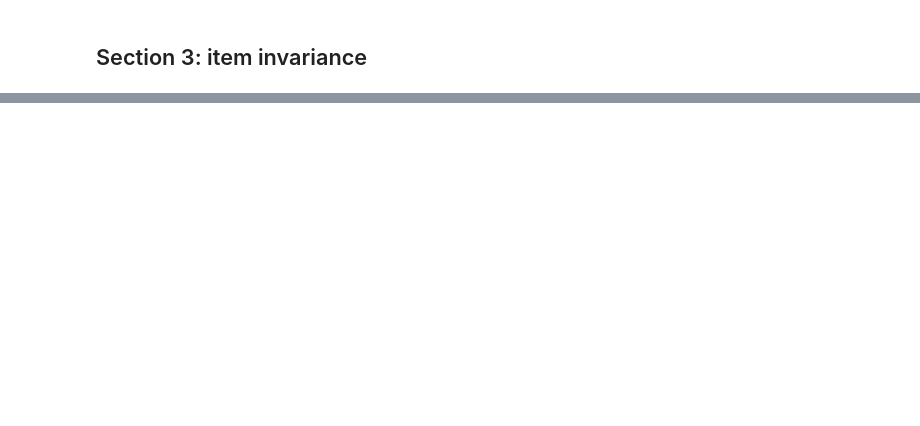
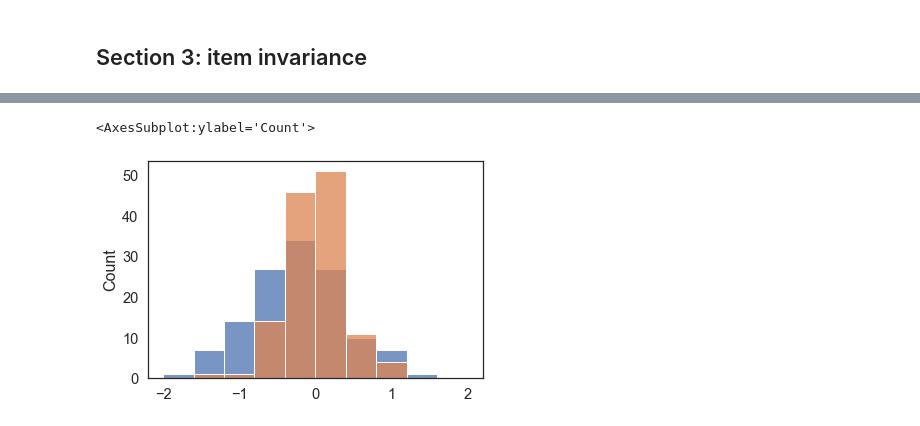
Before and after one commit to ndawlab/mars-irt, a Jupyter notebook: 03_Calibration/04_dif.ipynb, the cells around one changed output, grey strips where cells are left out. Saved outputs shown, nothing was run; the diff lists cells and outputs as text; code cells hidden in the pictures; blank space fills up the shorter version.

```diff
--- a/03_Calibration/04_dif.ipynb
+++ b/03_Calibration/04_dif.ipynb
@@ -380,31 +31,0 @@ maybe exclusions of selective data? 10.1177/0146621614529646
-# %%
-from statsmodels.api import Logit
-np.random.seed(47404)
-
-def inv_logit(x):
-    return 1 / (1 + np.exp(-x))
-
-theta = np.random.normal(0,1,1500)
-beta  = np.linspace(-2,2,15)
-gammas = [
-    np.ones_like(beta) * 0.25,
-    np.linspace(0,0.25,15)
-]
-
-fig, ax = plt.subplots(1,1,figsize=(6,4))
-
-for gamma, color in zip(gammas, sns.color_palette(n_colors=2).as_hex()):
-
-    for _ in range(10):
-
-        alpha = []
-        for b, g in zip(beta, gamma):
-
-            mu = g + (1-g) * inv_logit(theta - b)
-            y = np.random.binomial(1,mu)
-            X = np.column_stack([np.ones_like(theta), theta])
-
-            fit = Logit(y, X).fit(disp=False)
-            alpha.append(fit.params[-1])
-
-        sns.scatterplot(x=beta + np.random.normal(0,1e-1,15), y=alpha, color=color, ax=ax)
@@ -410,0 +134,6 @@ for gamma, color in zip(gammas, sns.color_palette(n_colors=2).as_hex()):
+# %%
+sns.histplot(np.concatenate([dif.b3, dif.b4]), bins=np.linspace(-2,2,11), color='#4c72b0')
+sns.histplot(np.concatenate([params[:,3], params[:,4]]), bins=np.linspace(-2,2,11), color='#dd8452')
+# %% [output]
+<AxesSubplot:ylabel='Count'>
+[figure, added]
```
Also changed, not shown: parts of 23 cells of this notebook, 3 other files.
